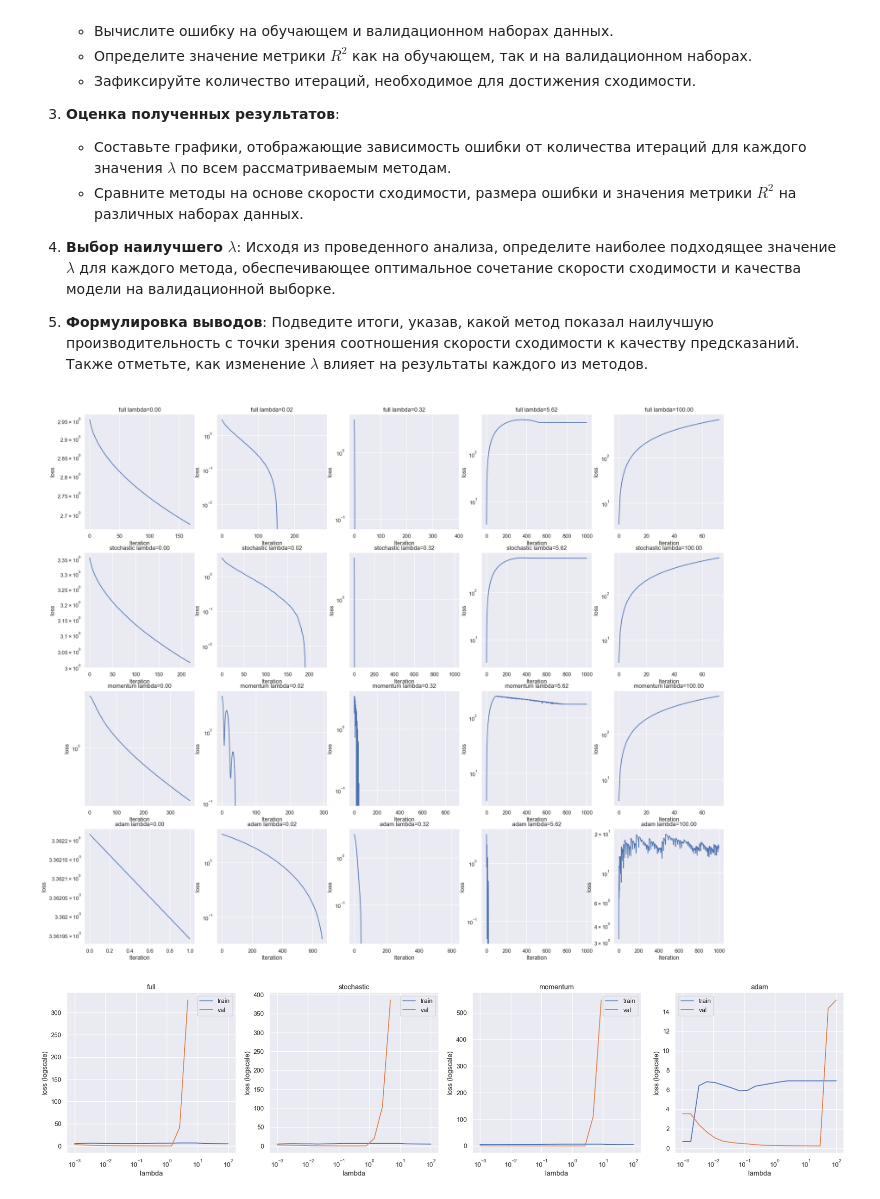
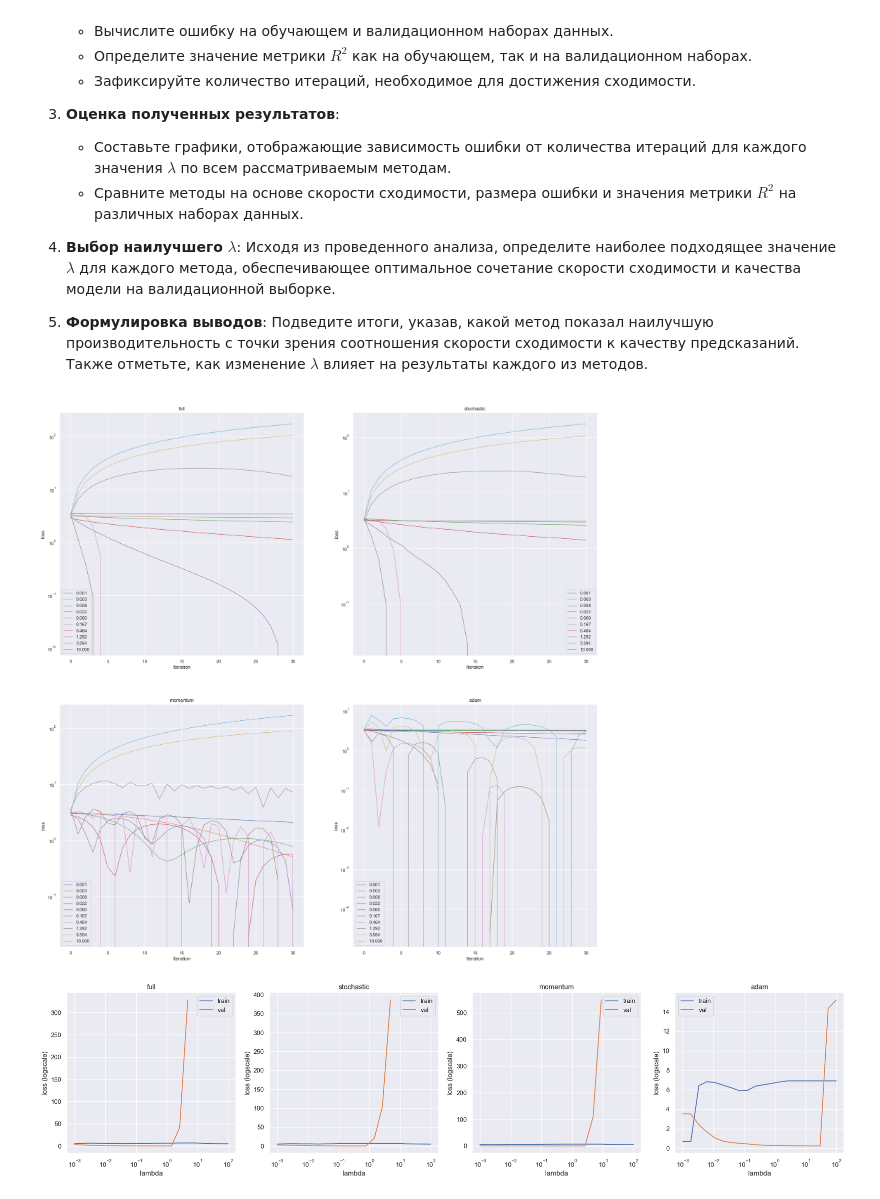
Before and after one commit to nrww/ML-L4, a Jupyter notebook: ML MAI & SBER. GD. LAB 4.ipynb, the cells around one changed output. Drawn from its saved outputs; the diff is of its cells as text; code cells hidden in the pictures.

```diff
--- a/ML MAI & SBER. GD. LAB 4.ipynb
+++ b/ML MAI & SBER. GD. LAB 4.ipynb
@@ -661,24 +549,25 @@ X_train, X_val, y_train, y_val = train_test_split(X_train, y_train, test_size=0.
 # %%
 #╰( ͡☉ ͜ʖ ͡☉ )つ──☆*:・ﾟ   ฅ^•ﻌ•^ฅ   ʕ•ᴥ•ʔ
 descent_config = {'descent_name': '', 'regularized': False, 'kwargs': {'dimension': X_train.shape[1], 'lambda_': 0}}
-lambdas = np.logspace(-3, 2, 5)
+lambdas = np.logspace(-3, 1, 10)
 methods = ['full', 'stochastic', 'momentum', 'adam']
 
-plt.figure(figsize=(24, 20))
 
 train_best_const = np.mean(np.power(y_train - np.mean(y_train), 2))
 val_best_const = np.mean(np.power(y_val - np.mean(y_val), 2))
 
 methods_hist = {}
 best_lambdas = {}
+loss_hist = {}
 for i, method in enumerate(methods):
     descent_config['descent_name'] = method
     lambda_hist = []
     best_lambda = 0
     best_loss = 1e10
+    loss_hist[method] = {}
     for j, lambda_ in enumerate(lambdas):
         descent_config['kwargs']['lambda_'] = lambda_
-        model = LinearRegression(descent_config=descent_config, tolerance=1e-3, max_iter=1000)
+        model = LinearRegression(descent_config=descent_config, tolerance=1e-6, max_iter=30)
         model.fit(X_train, y_train)
 
         train_loss = model.calc_loss(X_train, y_train)
@@ -691,16 +580,27 @@ for i, method in enumerate(methods):
             best_loss = val_loss
             best_lambda = lambda_
 
-        plt.subplot(len(methods), len(lambdas), i * len(lambdas) + j + 1)
-        sns.lineplot(np.log(model.loss_history)).set(yscale="log", xlabel='Iteration', ylabel='loss')
-        plt.title(f'{method} lambda={lambda_:.2f}')
         lambda_hist.append([lambda_, train_loss, val_loss, model.iteration, r2_train, r2_val])
+        if np.isnan(model.descent.w).any():
+            continue
+        loss_hist[method][lambda_] = model.loss_history
+
+
+
 
     best_lambdas[method] = best_lambda
     methods_hist[method] = np.array(lambda_hist)
     #print(f'{method}\tBest lambda: {best_lambda}\tR^2 train: {r}')
-# %% [output]
-[figure, removed]
+# %%
+plt.figure(figsize=(24, 24))
+for i, (method, lambdas) in enumerate(loss_hist.items()):
+
+    for j, (lambda_, hist) in enumerate(lambdas.items()):
+        plt.subplot(2, len(loss_hist)//2, i + 1)
+        sns.lineplot(np.log(hist), label=f'{lambda_:.3f}', linewidth = 1).set(yscale="log", xlabel='Iteration', ylabel='loss')
+        plt.title(f'{method}')
+# %% [output]
+[figure, added]
 # %%
 
 plt.figure(figsize=(24, 5))
```
Also changed, not shown: parts of 5 cells of this notebook, 2 other files.
